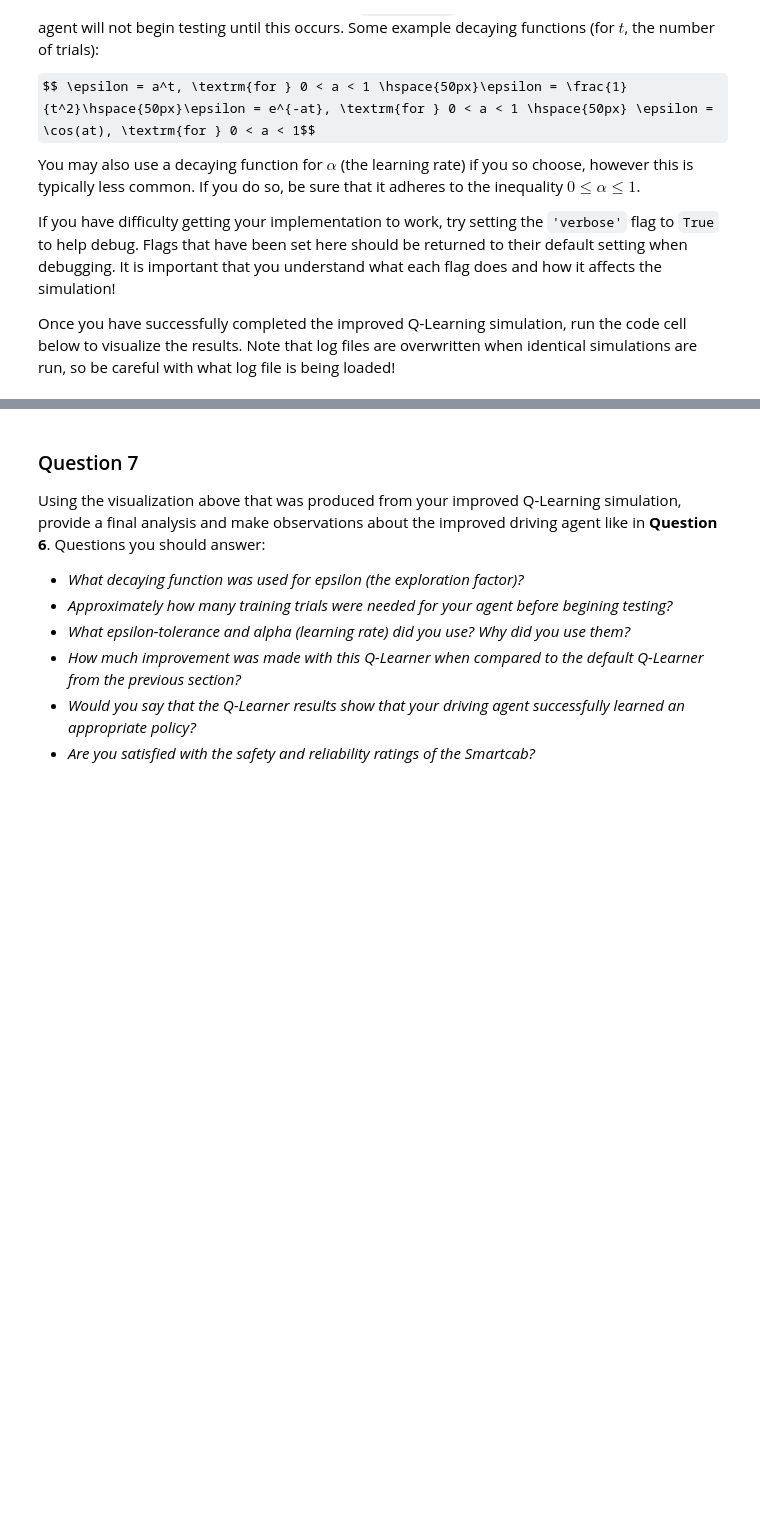
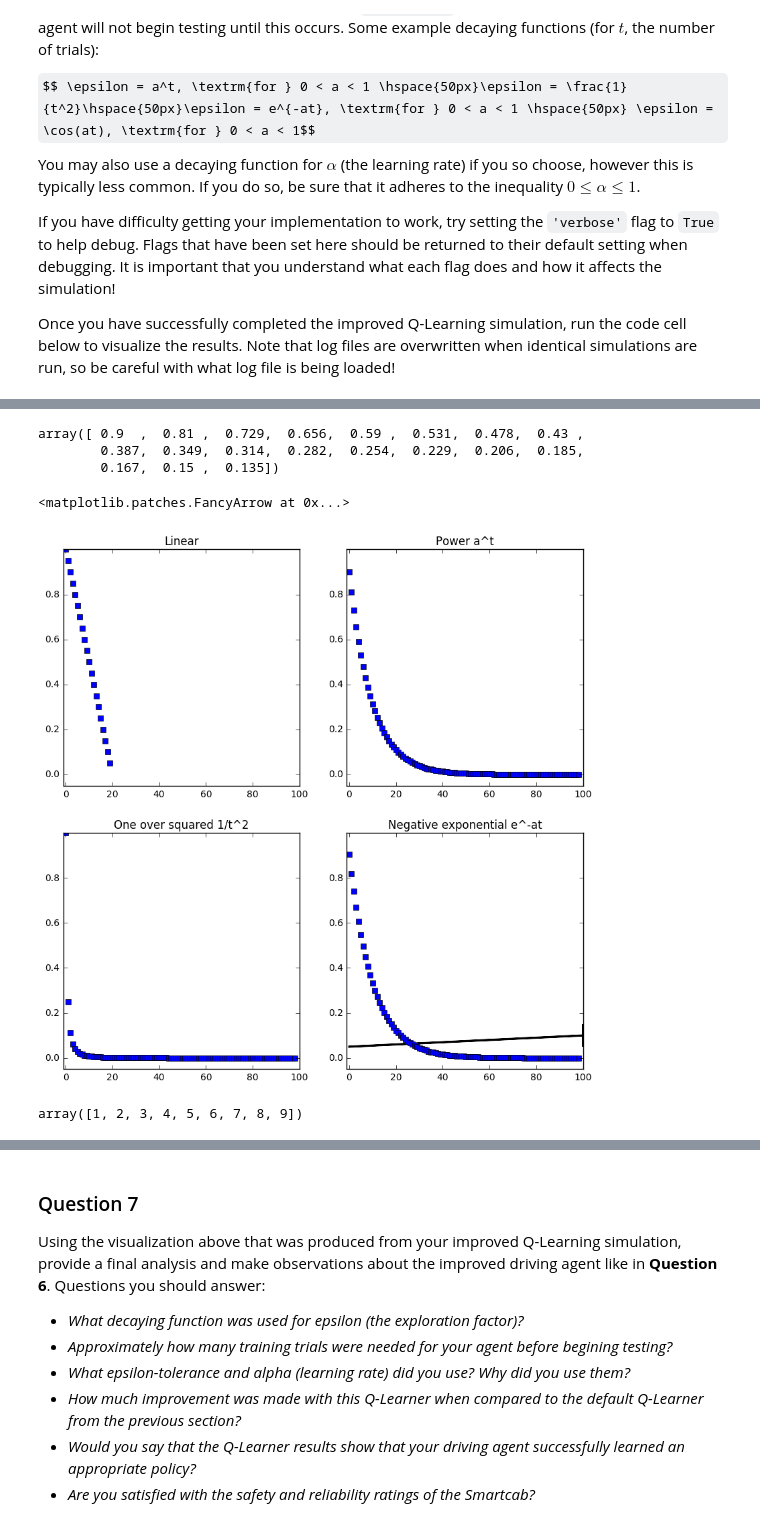
Before and after one commit to cjammi/machine-learning, a Jupyter notebook: projects/smartcab/smartcab.ipynb, the cells around one changed output, grey strips where cells are left out. Saved outputs shown, nothing was run; the diff lists cells and outputs as text; code cells hidden in the pictures; some formulas as TeX source; blank space fills up the shorter version.

Commit message:
Goals of this commit: 	Experiment with exponential decay function

```diff
--- a/projects/smartcab/smartcab.ipynb
+++ b/projects/smartcab/smartcab.ipynb
@@ -400,0 +429,10 @@ Once you have successfully completed the improved Q-Learning simulation, run the
+# %%
+np.set_printoptions(suppress=True, precision=3)
+t = np.arange(1, 10, 1.0)
+
+print(t)
+print(np.arange(1, 0, -0.05))
+print(np.power([0.9], t))
+print(1/t**2)
+print(np.exp(-0.1*t))
+print(np.cos(0.5*t))
@@ -400,0 +447,40 @@ Once you have successfully completed the improved Q-Learning simulation, run the
+# %%
+x= np.power([0.9], t)
+np.piecewise(x, [x > 0.05, x < 0.05], [lambda x : x , 0.0])
+# %% [output]
+array([ 0.9  ,  0.81 ,  0.729,  0.656,  0.59 ,  0.531,  0.478,  0.43 ,
+        0.387,  0.349,  0.314,  0.282,  0.254,  0.229,  0.206,  0.185,
+        0.167,  0.15 ,  0.135])
+# %%
+fig, ax = plt.subplots(nrows=2, ncols=2, figsize = (10,10))
+
+top_left_axis = ax[0,0]
+top_left_axis.plot(np.arange(1, 0, -0.05), 's')
+top_left_axis.set_title('Linear')
+top_left_axis.axis([-1, 100, -0.05, 1])
+
+
+top_right_axis = ax[0,1]
+top_right_axis.plot(np.power([0.9], t), 's')
+top_right_axis.set_title('Power a^t')
+top_right_axis.axis([-1, 100, -0.05, 1])
+
+
+bottom_left_axis = ax[1,0]
+bottom_left_axis.plot(1/t**2, 's')
+bottom_left_axis.set_title('One over squared 1/t^2')
+bottom_left_axis.axis([-1, 100, -0.05, 1])
+
+
+bottom_right_axis = ax[1,1]
+bottom_right_axis.plot(np.exp(-0.1*t), 's')
+bottom_right_axis.set_title('Negative exponential e^-at')
+bottom_right_axis.axis([-1, 100, -0.05, 1])
+bottom_right_axis.arrow(0, 0.05, 100, 0.05, head_width=.1, head_length=0.1, linewidth=2, color='k')
+# %% [output]
+<matplotlib.patches.FancyArrow at 0x...>
+[figure, added]
+# %%
+t
+# %% [output]
+array([1, 2, 3, 4, 5, 6, 7, 8, 9])
```
Also changed, not shown: parts of 18 cells of this notebook, 1 other file.
